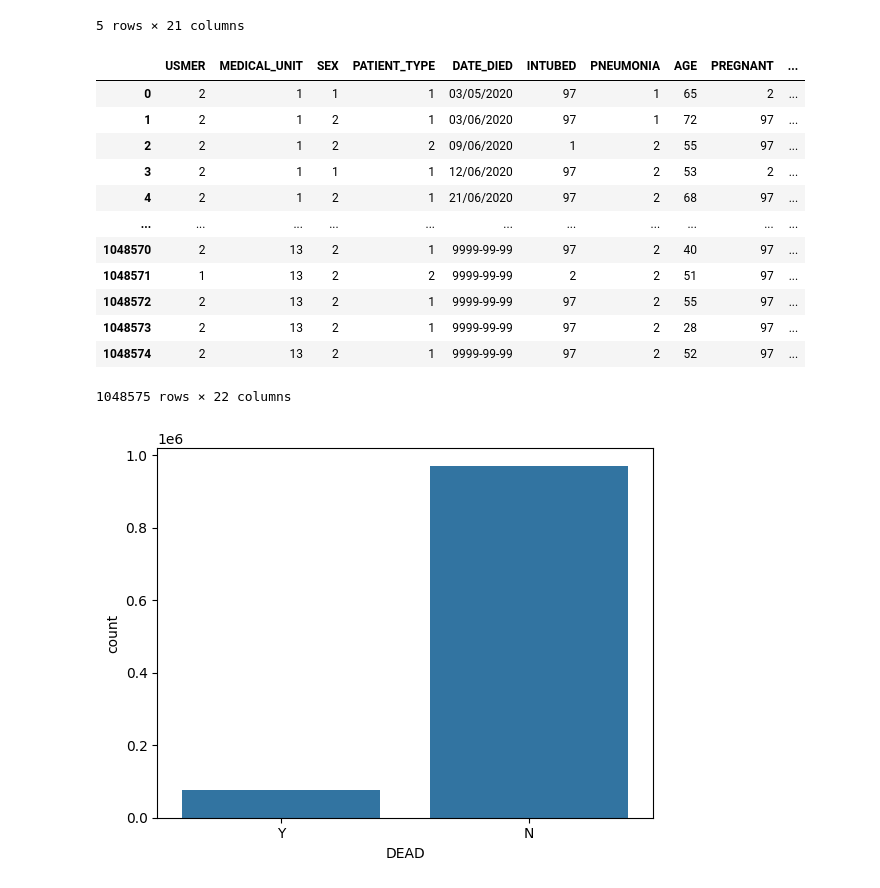
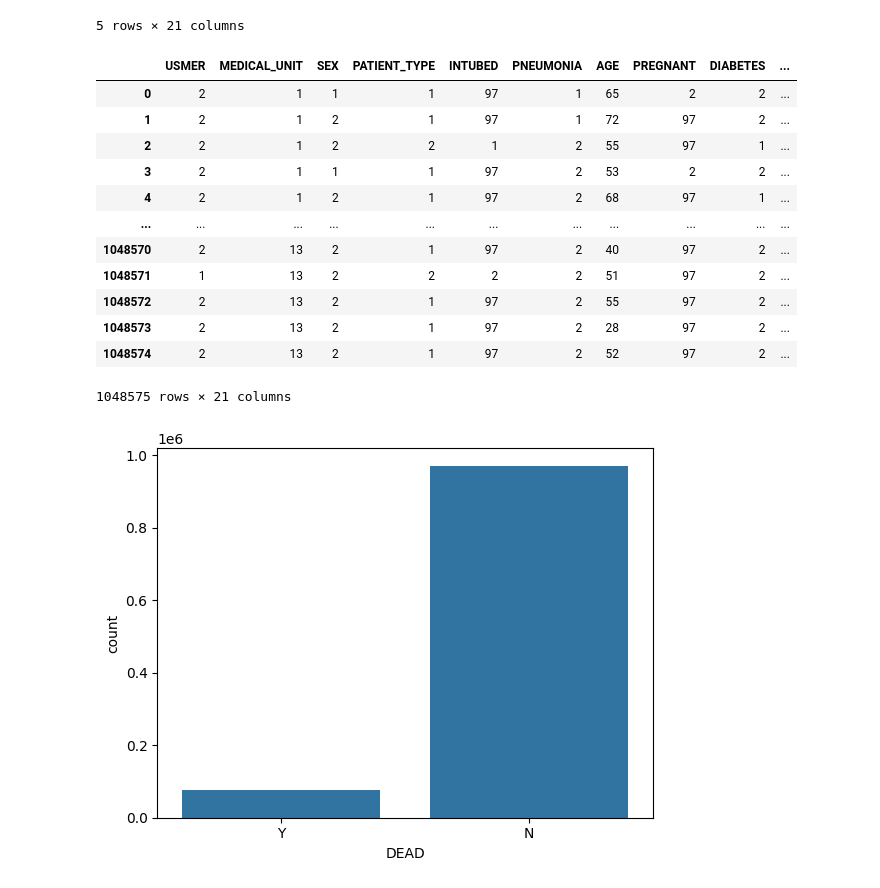
Before and after one commit to Jessie-mx-zhang/Covid-19, a Jupyter notebook: Covid.ipynb, the cells around one changed output. Cells and saved outputs as stored; diff of their text form; code cells hidden in the pictures.

```diff
--- a/Covid.ipynb
+++ b/Covid.ipynb
@@ -80,22 +81,23 @@ data.head()
 5 rows × 21 columns
 # %%
 # Create a new column 'DEAD',Convert 'DATE_DIED' to 'Y' and 'N'
-data['DEAD'] = data['DATE_DIED'].apply(lambda x: 'Y' if x != '9999-99-99' else 'N')
+data['DEAD'] = data['DATE_DIED'].apply(lambda x: 'N' if x == '9999-99-99' else 'Y')
+data = data.drop(columns=['DATE_DIED'])
 data
 # %% [output]
-|  | USMER | MEDICAL_UNIT | SEX | PATIENT_TYPE | DATE_DIED | INTUBED | PNEUMONIA | AGE | PREGNANT | ... |
-| 0 | 2 | 1 | 1 | 1 | 03/05/2020 | 97 | 1 | 65 | 2 | ... |
-| 1 | 2 | 1 | 2 | 1 | 03/06/2020 | 97 | 1 | 72 | 97 | ... |
-| 2 | 2 | 1 | 2 | 2 | 09/06/2020 | 1 | 2 | 55 | 97 | ... |
-| 3 | 2 | 1 | 1 | 1 | 12/06/2020 | 97 | 2 | 53 | 2 | ... |
-| 4 | 2 | 1 | 2 | 1 | 21/06/2020 | 97 | 2 | 68 | 97 | ... |
+|  | USMER | MEDICAL_UNIT | SEX | PATIENT_TYPE | INTUBED | PNEUMONIA | AGE | PREGNANT | DIABETES | ... |
+| 0 | 2 | 1 | 1 | 1 | 97 | 1 | 65 | 2 | 2 | ... |
+| 1 | 2 | 1 | 2 | 1 | 97 | 1 | 72 | 97 | 2 | ... |
+| 2 | 2 | 1 | 2 | 2 | 1 | 2 | 55 | 97 | 1 | ... |
+| 3 | 2 | 1 | 1 | 1 | 97 | 2 | 53 | 2 | 2 | ... |
+| 4 | 2 | 1 | 2 | 1 | 97 | 2 | 68 | 97 | 1 | ... |
 | ... | ... | ... | ... | ... | ... | ... | ... | ... | ... | ... |
-| 1048570 | 2 | 13 | 2 | 1 | 9999-99-99 | 97 | 2 | 40 | 97 | ... |
-| 1048571 | 1 | 13 | 2 | 2 | 9999-99-99 | 2 | 2 | 51 | 97 | ... |
-| 1048572 | 2 | 13 | 2 | 1 | 9999-99-99 | 97 | 2 | 55 | 97 | ... |
-| 1048573 | 2 | 13 | 2 | 1 | 9999-99-99 | 97 | 2 | 28 | 97 | ... |
-| 1048574 | 2 | 13 | 2 | 1 | 9999-99-99 | 97 | 2 | 52 | 97 | ... |
+| 1048570 | 2 | 13 | 2 | 1 | 97 | 2 | 40 | 97 | 2 | ... |
+| 1048571 | 1 | 13 | 2 | 2 | 2 | 2 | 51 | 97 | 2 | ... |
+| 1048572 | 2 | 13 | 2 | 1 | 97 | 2 | 55 | 97 | 2 | ... |
+| 1048573 | 2 | 13 | 2 | 1 | 97 | 2 | 28 | 97 | 2 | ... |
+| 1048574 | 2 | 13 | 2 | 1 | 97 | 2 | 52 | 97 | 2 | ... |
-1048575 rows × 22 columns
+1048575 rows × 21 columns
 # %%
 # Plot the bar chart
 ax = sns.countplot(x = data['DEAD'], data=data)
```
Also changed, not shown: parts of 6 cells of this notebook.
